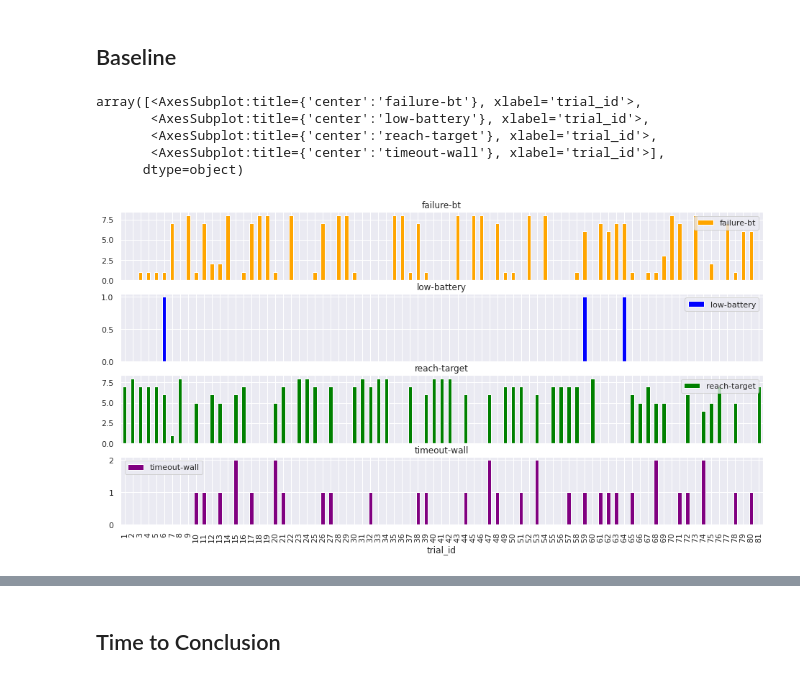
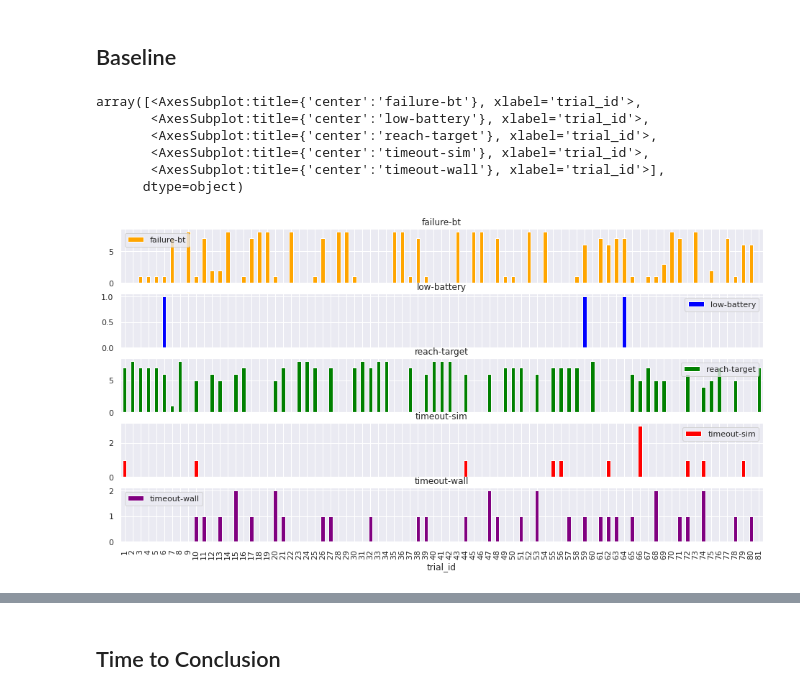
Before and after one commit to VicenteMoraes/hmrs_analysis, a Jupyter notebook: notebooks/Analysis.ipynb, the cells around one changed output, grey strips where cells are left out. Saved outputs shown, nothing was run; the diff lists cells and outputs as text; code cells hidden in the pictures.

```diff
--- a/notebooks/Analysis.ipynb
+++ b/notebooks/Analysis.ipynb
@@ -182,17 +185,18 @@ ax_planned = sns.countplot(x='trial_id', hue="end_state", data=planned_df)
 # %%
 baseline_df.groupby("trial_id")["end_state"].value_counts().unstack().plot.bar(subplots=True, legend=True,
                                                                                color={"reach-target": "green",
                                                                                       "failure-bt": "orange",
-                                                                                      "timeout": "red",
+                                                                                      "timeout-sim": "red",
                                                                                       "low-battery": "blue",
                                                                                       "timeout-wall": "purple"})
 # %% [output]
 array([<AxesSubplot:title={'center':'failure-bt'}, xlabel='trial_id'>,
        <AxesSubplot:title={'center':'low-battery'}, xlabel='trial_id'>,
        <AxesSubplot:title={'center':'reach-target'}, xlabel='trial_id'>,
+       <AxesSubplot:title={'center':'timeout-sim'}, xlabel='trial_id'>,
        <AxesSubplot:title={'center':'timeout-wall'}, xlabel='trial_id'>],
       dtype=object)
-[figure, old version]
+[figure, new version]
 # %%
 ax_baseline = sns.countplot(x='trial_id', hue="end_state", data=baseline_df)
 # %% [output]
```
Also changed, not shown: parts of 28 cells of this notebook, 1 other file.
